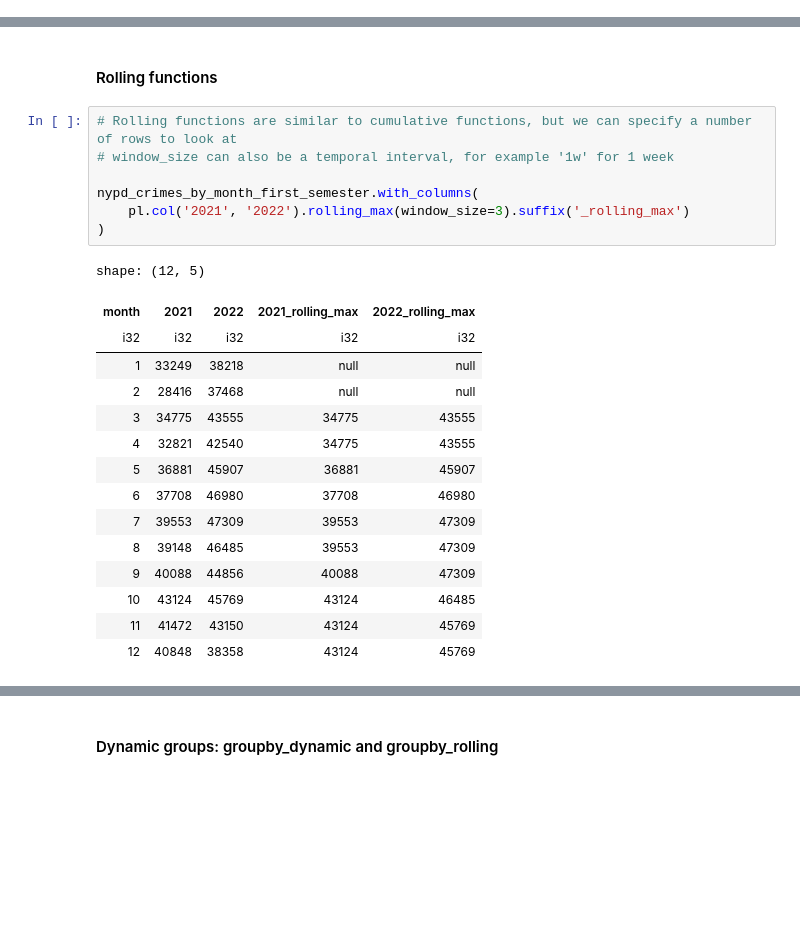
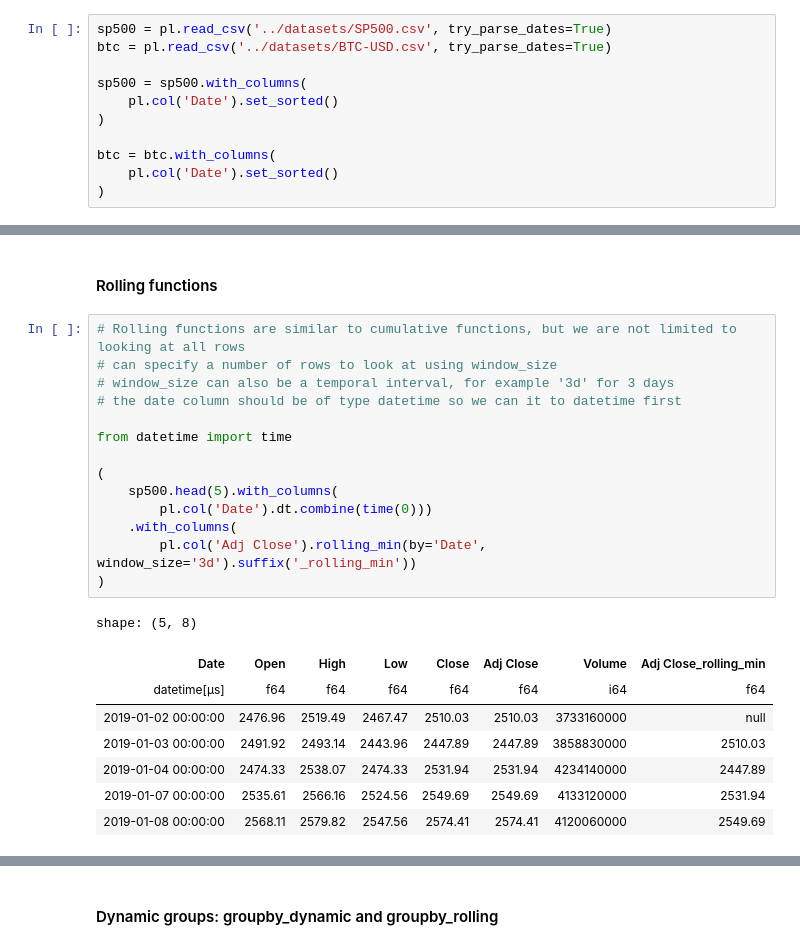
Before and after one commit to PacktPublishing/Data-Analysis-with-Polars, a Jupyter notebook: chapter_04/04.1_Advanced_data_transformation.ipynb, the cells around one changed output, grey strips where cells are left out. Drawn from its saved outputs; the diff is of its cells as text; blank space fills up the shorter version.

```diff
--- a/chapter_04/04.1_Advanced_data_transformation.ipynb
+++ b/chapter_04/04.1_Advanced_data_transformation.ipynb
@@ -753,0 +697,11 @@ shape: (12, 5)
+# %%
+sp500 = pl.read_csv('../datasets/SP500.csv', try_parse_dates=True)
+btc = pl.read_csv('../datasets/BTC-USD.csv', try_parse_dates=True)
+
+sp500 = sp500.with_columns(
+    pl.col('Date').set_sorted()
+)
+
+btc = btc.with_columns(
+    pl.col('Date').set_sorted()
+)
@@ -780,25 +770,25 @@ shape: (12, 5)
 # %% [markdown]
 #### Rolling functions
 # %%
-# Rolling functions are similar to cumulative functions, but we can specify a number of rows to look at
-# window_size can also be a temporal interval, for example '1w' for 1 week
+# Rolling functions are similar to cumulative functions, but we are not limited to looking at all rows
+# can specify a number of rows to look at using window_size
+# window_size can also be a temporal interval, for example '3d' for 3 days
+# the date column should be of type datetime so we can it to datetime first
 
-nypd_crimes_by_month_first_semester.with_columns(
-    pl.col('2021', '2022').rolling_max(window_size=3).suffix('_rolling_max')
+from datetime import time
+
+(
+    sp500.head(5).with_columns(
+        pl.col('Date').dt.combine(time(0)))
+    .with_columns(
+        pl.col('Adj Close').rolling_min(by='Date', window_size='3d').suffix('_rolling_min'))
 )
 # %% [output]
-shape: (12, 5)
+shape: (5, 8)
-| month | 2021 | 2022 | 2021_rolling_max | 2022_rolling_max |
-| i32 | i32 | i32 | i32 | i32 |
-| 1 | 33249 | 38218 | null | null |
-| 2 | 28416 | 37468 | null | null |
-| 3 | 34775 | 43555 | 34775 | 43555 |
-| 4 | 32821 | 42540 | 34775 | 43555 |
-| 5 | 36881 | 45907 | 36881 | 45907 |
-| 6 | 37708 | 46980 | 37708 | 46980 |
-| 7 | 39553 | 47309 | 39553 | 47309 |
-| 8 | 39148 | 46485 | 39553 | 47309 |
-| 9 | 40088 | 44856 | 40088 | 47309 |
-| 10 | 43124 | 45769 | 43124 | 46485 |
-| 11 | 41472 | 43150 | 43124 | 45769 |
-| 12 | 40848 | 38358 | 43124 | 45769 |
+| Date | Open | High | Low | Close | Adj Close | Volume | Adj Close_rolling_min |
+| datetime[μs] | f64 | f64 | f64 | f64 | f64 | i64 | f64 |
+| 2019-01-02 00:00:00 | 2476.96 | 2519.49 | 2467.47 | 2510.03 | 2510.03 | 3733160000 | null |
+| 2019-01-03 00:00:00 | 2491.92 | 2493.14 | 2443.96 | 2447.89 | 2447.89 | 3858830000 | 2510.03 |
+| 2019-01-04 00:00:00 | 2474.33 | 2538.07 | 2474.33 | 2531.94 | 2531.94 | 4234140000 | 2447.89 |
+| 2019-01-07 00:00:00 | 2535.61 | 2566.16 | 2524.56 | 2549.69 | 2549.69 | 4133120000 | 2531.94 |
+| 2019-01-08 00:00:00 | 2568.11 | 2579.82 | 2547.56 | 2574.41 | 2574.41 | 4120060000 | 2549.69 |
```
Also changed, not shown: parts of 20 cells of this notebook, 1 other file.
